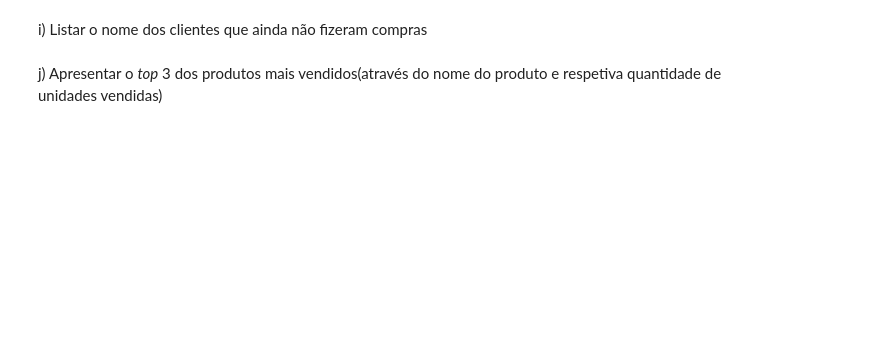
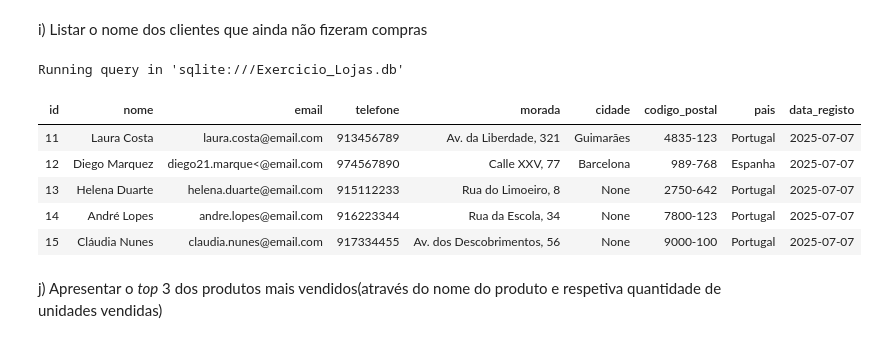
Before and after one commit to jpedrodias/FundamentosSQL, a Jupyter notebook: Week03/Exercicio_Lojas.ipynb, the cells around one changed output. Cells and saved outputs as stored; diff of their text form; code cells hidden in the pictures; blank space fills up the shorter version.

```diff
--- a/Week03/Exercicio_Lojas.ipynb
+++ b/Week03/Exercicio_Lojas.ipynb
@@ -788,4 +942,21 @@ SELECT
 # %% [markdown]
 i) Listar o nome dos clientes que ainda não fizeram compras
+# %%
+%%sql
+SELECT *
+FROM clientes c
+WHERE c.id NOT IN (
+    SELECT DISTINCT id FROM clientes WHERE cidade IS NOT NULL
+    INTERSECT
+    SELECT DISTINCT cliente_id FROM vendas
+)
+# %% [output]
+Running query in 'sqlite:///Exercicio_Lojas.db'
+| id | nome | email | telefone | morada | cidade | codigo_postal | pais | data_registo |
+| 11 | Laura Costa | laura.costa@email.com | 913456789 | Av. da Liberdade, 321 | Guimarães | 4835-123 | Portugal | 2025-07-07 |
+| 12 | Diego Marquez | diego21.marque<@email.com | 974567890 | Calle XXV, 77 | Barcelona | 989-768 | Espanha | 2025-07-07 |
+| 13 | Helena Duarte | helena.duarte@email.com | 915112233 | Rua do Limoeiro, 8 | None | 2750-642 | Portugal | 2025-07-07 |
+| 14 | André Lopes | andre.lopes@email.com | 916223344 | Rua da Escola, 34 | None | 7800-123 | Portugal | 2025-07-07 |
+| 15 | Cláudia Nunes | claudia.nunes@email.com | 917334455 | Av. dos Descobrimentos, 56 | None | 9000-100 | Portugal | 2025-07-07 |
 # %% [markdown]
 j) Apresentar o *top* 3 dos produtos mais vendidos(através do nome do produto e respetiva quantidade de unidades vendidas)
```
Also changed, not shown: parts of 20 cells of this notebook, 1 other file.
